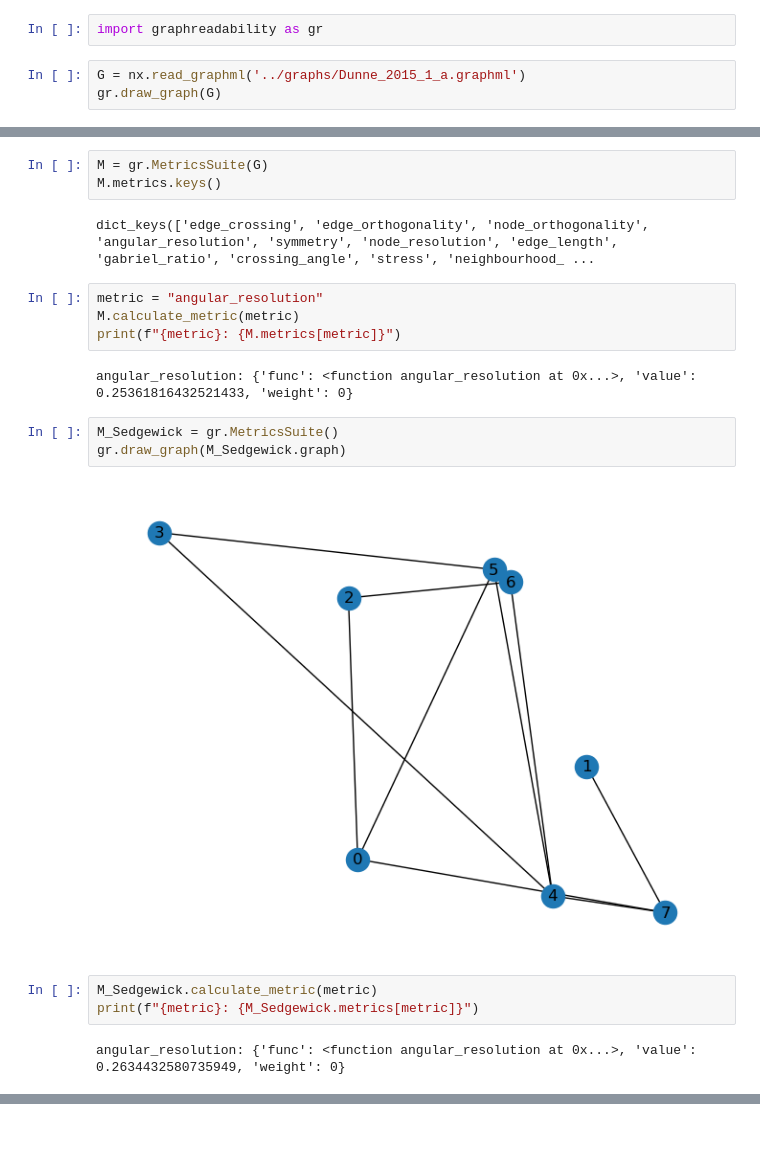
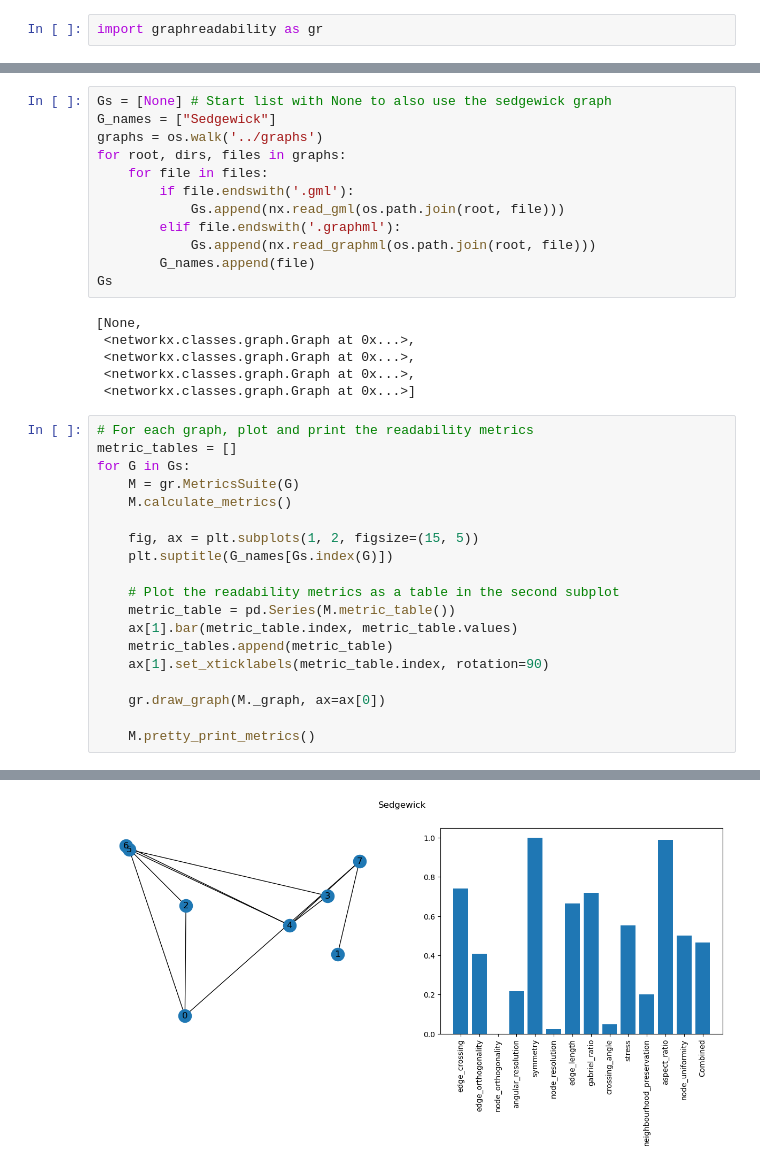
Before and after one commit to PhilipMathieu/graphreadability, a Jupyter notebook: notebooks/tests.ipynb, the cells around one changed output, grey strips where cells are left out. Drawn from its saved outputs; the diff is of its cells as text; blank space fills up the shorter version.

```diff
--- a/notebooks/tests.ipynb
+++ b/notebooks/tests.ipynb
@@ -8,5 +10,2 @@ import matplotlib.pyplot as plt
 # %%
 import graphreadability as gr
-# %%
-G = nx.read_graphml('../graphs/Dunne_2015_1_a.graphml')
-gr.draw_graph(G)
@@ -15,21 +12,38 @@ gr.draw_graph(G)
-# %%
-M = gr.MetricsSuite(G)
-M.metrics.keys()
-# %% [output]
-dict_keys(['edge_crossing', 'edge_orthogonality', 'node_orthogonality', 'angular_resolution', 'symmetry', 'node_resolution', 'edge_length', 'gabriel_ratio', 'crossing_angle', 'stress', 'neighbourhood_ ...
-# %%
-metric = "angular_resolution"
-M.calculate_metric(metric)
-print(f"{metric}: {M.metrics[metric]}")
-# %% [output]
-angular_resolution: {'func': <function angular_resolution at 0x...>, 'value': 0.25361816432521433, 'weight': 0}
-# %%
-M_Sedgewick = gr.MetricsSuite()
-gr.draw_graph(M_Sedgewick.graph)
-# %% [output]
-[figure, removed]
-# %%
-M_Sedgewick.calculate_metric(metric)
-print(f"{metric}: {M_Sedgewick.metrics[metric]}")
-# %% [output]
-angular_resolution: {'func': <function angular_resolution at 0x...>, 'value': 0.2634432580735949, 'weight': 0}
+# %%
+Gs = [None] # Start list with None to also use the sedgewick graph
+G_names = ["Sedgewick"]
+graphs = os.walk('../graphs')
+for root, dirs, files in graphs:
+    for file in files:
+        if file.endswith('.gml'):
+            Gs.append(nx.read_gml(os.path.join(root, file)))
+        elif file.endswith('.graphml'):
+            Gs.append(nx.read_graphml(os.path.join(root, file)))
+        G_names.append(file)
+Gs
+# %% [output]
+[None,
+ <networkx.classes.graph.Graph at 0x...>,
+ <networkx.classes.graph.Graph at 0x...>,
+ <networkx.classes.graph.Graph at 0x...>,
+ <networkx.classes.graph.Graph at 0x...>]
+# %%
+# For each graph, plot and print the readability metrics
+metric_tables = []
+for G in Gs:
+    M = gr.MetricsSuite(G)
+    M.calculate_metrics()
+
+    fig, ax = plt.subplots(1, 2, figsize=(15, 5))
+    plt.suptitle(G_names[Gs.index(G)])
+
+    # Plot the readability metrics as a table in the second subplot
+    metric_table = pd.Series(M.metric_table())
+    ax[1].bar(metric_table.index, metric_table.values)
+    metric_tables.append(metric_table)
+    ax[1].set_xticklabels(metric_table.index, rotation=90)
+
+    gr.draw_graph(M._graph, ax=ax[0])
+
+    M.pretty_print_metrics()
+# %% [output]
@@ -35,0 +150 @@ angular_resolution: {'func': <function angular_resolution at 0x...>, 'value': 0.
+[figure, added]
```
Also changed, not shown: parts of 5 cells of this notebook, 6 other files.
